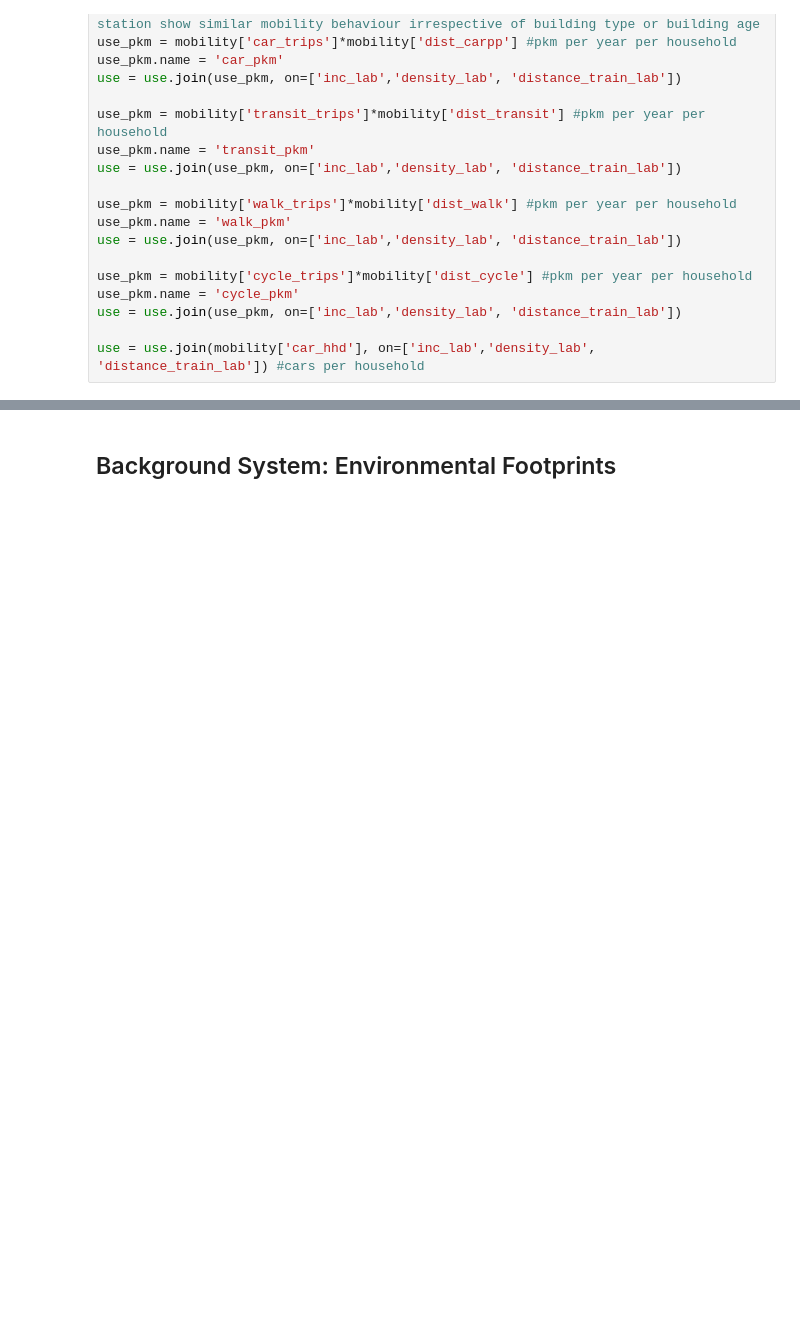
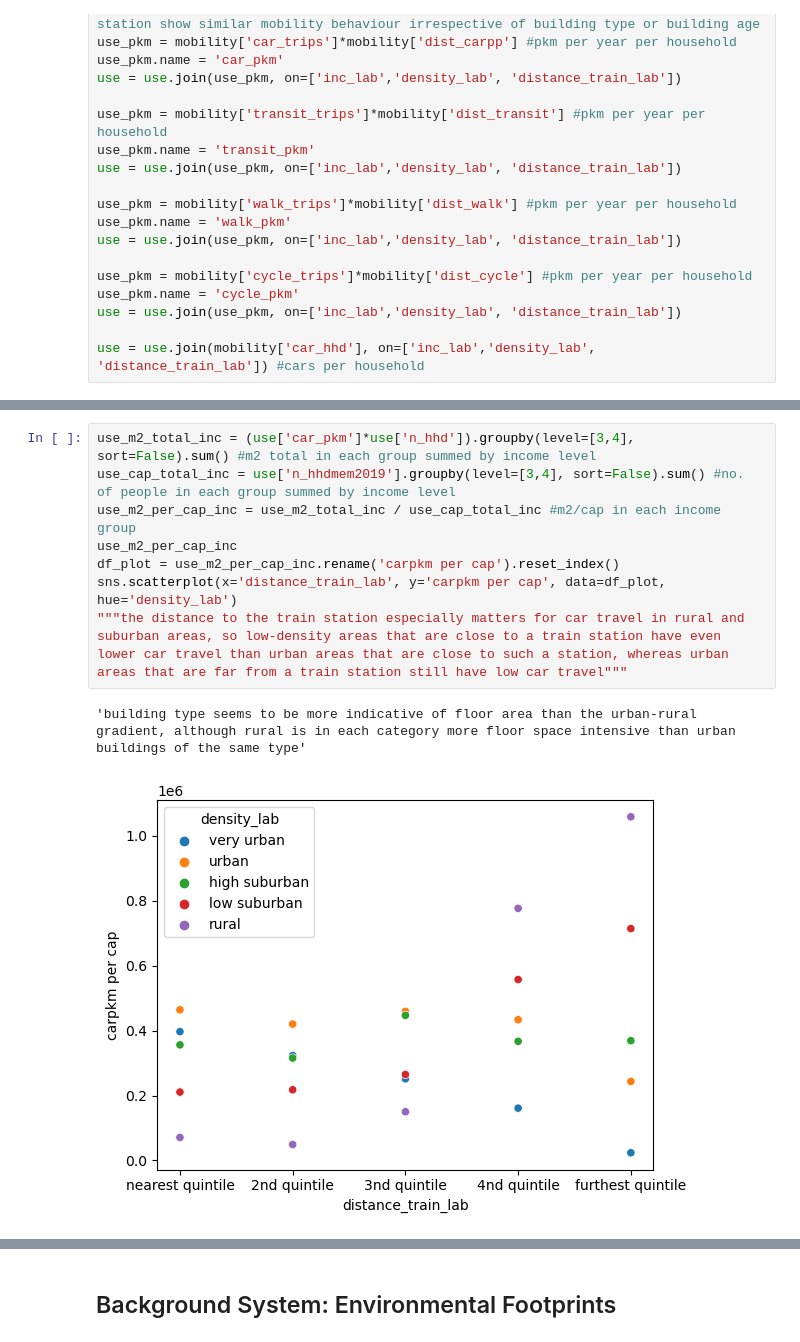
Before and after one commit to MiraVos/housing-footprints, a Jupyter notebook: footprints_main.ipynb, the cells around one changed output, grey strips where cells are left out. Drawn from its saved outputs; the diff is of its cells as text; blank space fills up the shorter version.

```diff
--- a/footprints_main.ipynb
+++ b/footprints_main.ipynb
@@ -495,0 +697,11 @@ use = use.join(mobility['car_hhd'], on=['inc_lab','density_lab', 'distance_train
+# %%
+use_m2_total_inc = (use['car_pkm']*use['n_hhd']).groupby(level=[3,4], sort=False).sum() #m2 total in each group summed by income level
+use_cap_total_inc = use['n_hhdmem2019'].groupby(level=[3,4], sort=False).sum() #no. of people in each group summed by income level
+use_m2_per_cap_inc = use_m2_total_inc / use_cap_total_inc #m2/cap in each income group
+use_m2_per_cap_inc
+df_plot = use_m2_per_cap_inc.rename('carpkm per cap').reset_index()
+sns.scatterplot(x='distance_train_lab', y='carpkm per cap', data=df_plot, hue='density_lab')
+"""the distance to the train station especially matters for car travel in rural and suburban areas, so low-density areas that are close to a train station have even lower car travel than urban areas that are close to such a station, whereas urban areas that are far from a train station still have low car travel"""
+# %% [output]
+'building type seems to be more indicative of floor area than the urban-rural gradient, although rural is in each category more floor space intensive than urban buildings of the same type'
+[figure, added]
```
Also changed, not shown: parts of 9 cells of this notebook, 6 other files.
